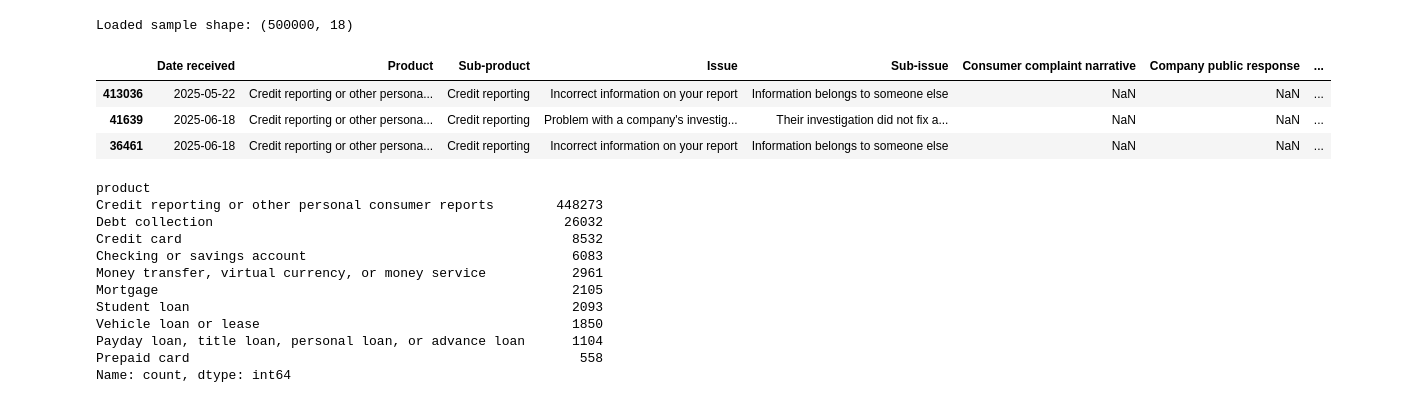
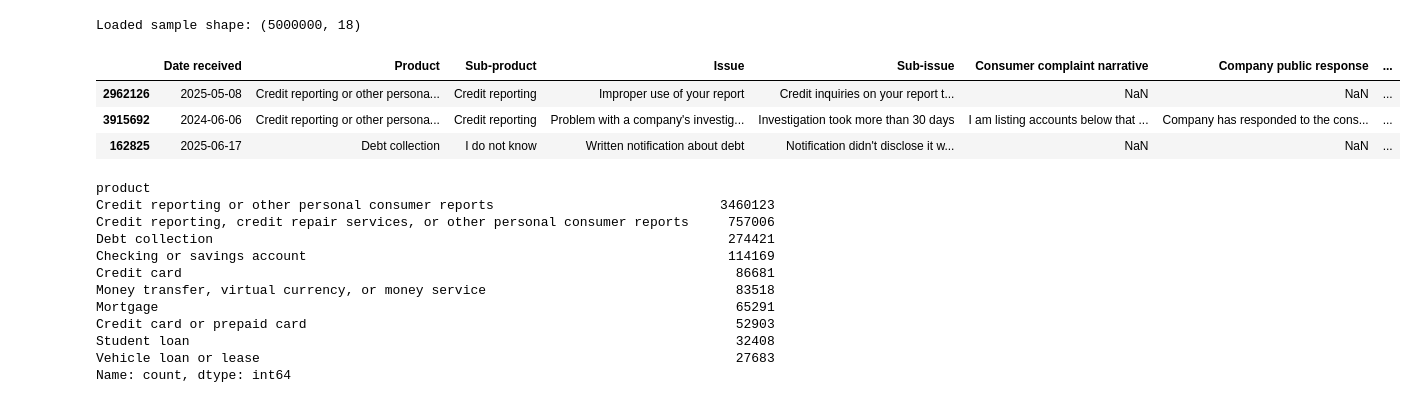
Before and after one commit to Selamawit-Alemu/complaint-insightbot, a Jupyter notebook: notebooks/eda.ipynb, the cells around one changed output. Drawn from its saved outputs; the diff is of its cells as text; code cells hidden in the pictures.

```diff
--- a/notebooks/eda.ipynb
+++ b/notebooks/eda.ipynb
@@ -7,19 +7,19 @@ import numpy as np
 # Optional for nicer plots
 sns.set(style='whitegrid')
 # %%
-# Load first 500,000 rows
-df = pd.read_csv("../data/complaints.csv", nrows=500000, low_memory=False)
+# Load first 5000000 rows
+df = pd.read_csv("../data/complaints.csv", nrows=5000000, low_memory=False)
 
 print(f"Loaded sample shape: {df.shape}")
 df.sample(3)
 
-#Due to resource constraints, a 500,000-row random sample of the full dataset was used for EDA and preprocessing. This sample is representative and sufficient for our analysis and prototyping
+#Due to resource constraints, a 5000000-row random sample of the full dataset was used for EDA and preprocessing. This sample is representative and sufficient for our analysis and prototyping
 # %% [output]
-Loaded sample shape: (500000, 18)
+Loaded sample shape: (5000000, 18)
 |  | Date received | Product | Sub-product | Issue | Sub-issue | Consumer complaint narrative | Company public response | ... |
-| 413036 | 2025-05-22 | Credit reporting or other persona... | Credit reporting | Incorrect information on your report | Information belongs to someone else | NaN | NaN | ... |
-| 41639 | 2025-06-18 | Credit reporting or other persona... | Credit reporting | Problem with a company's investig... | Their investigation did not fix a... | NaN | NaN | ... |
-| 36461 | 2025-06-18 | Credit reporting or other persona... | Credit reporting | Incorrect information on your report | Information belongs to someone else | NaN | NaN | ... |
+| 2962126 | 2025-05-08 | Credit reporting or other persona... | Credit reporting | Improper use of your report | Credit inquiries on your report t... | NaN | NaN | ... |
+| 3915692 | 2024-06-06 | Credit reporting or other persona... | Credit reporting | Problem with a company's investig... | Investigation took more than 30 days | I am listing accounts below that ... | Company has responded to the cons... | ... |
+| 162825 | 2025-06-17 | Debt collection | I do not know | Written notification about debt | Notification didn't disclose it w... | NaN | NaN | ... |
 # %%
 df.columns = df.columns.str.lower().str.replace(" ", "_")
 
@@ -27,14 +27,14 @@ df.columns = df.columns.str.lower().str.replace(" ", "_")
 df['product'].value_counts().head(10)
 # %% [output]
 product
-Credit reporting or other personal consumer reports        448273
-Debt collection                                             26032
-Credit card                                                  8532
-Checking or savings account                                  6083
-Money transfer, virtual currency, or money service           2961
-Mortgage                                                     2105
-Student loan                                                 2093
-Vehicle loan or lease                                        1850
-Payday loan, title loan, personal loan, or advance loan      1104
-Prepaid card                                                  558
+Credit reporting or other personal consumer reports                             3460123
+Credit reporting, credit repair services, or other personal consumer reports     757006
+Debt collection                                                                  274421
+Checking or savings account                                                      114169
+Credit card                                                                       86681
+Money transfer, virtual currency, or money service                                83518
+Mortgage                                                                          65291
+Credit card or prepaid card                                                       52903
+Student loan                                                                      32408
+Vehicle loan or lease                                                             27683
 Name: count, dtype: int64
```
Also changed, not shown: parts of 6 cells of this notebook, 8 other files.
